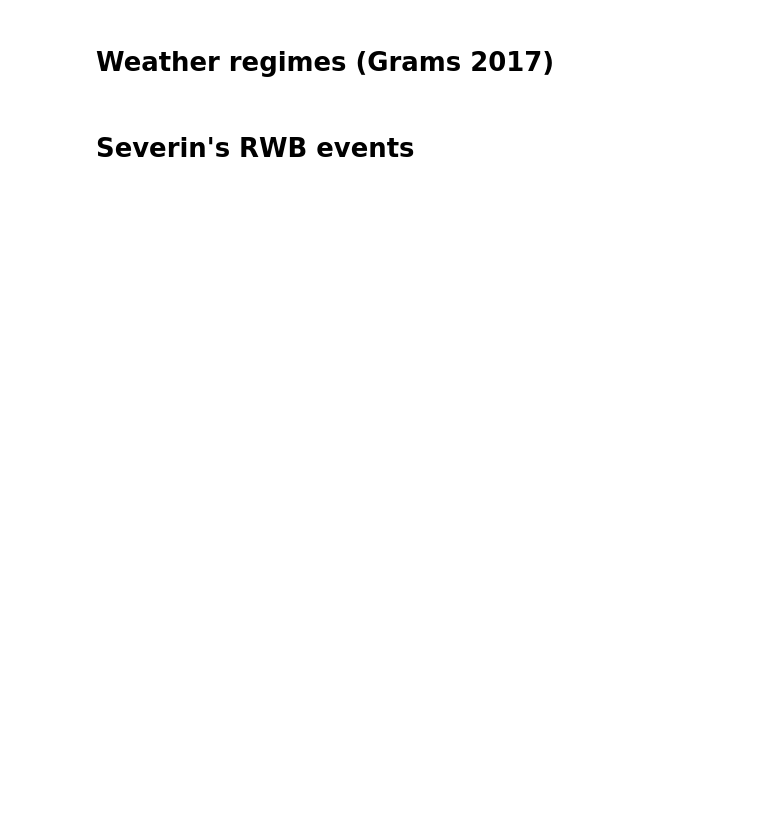
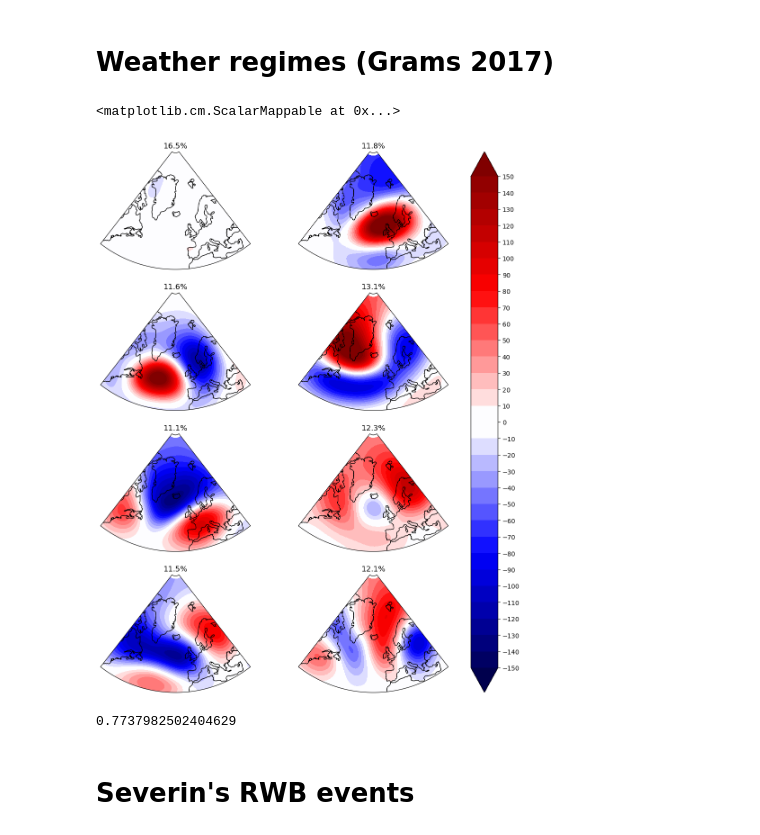
Before and after one commit to hbanderier/persistent-extremes-era5, a Jupyter notebook: tests.ipynb, the cells around one changed output. Cells and saved outputs as stored; diff of their text form; code cells hidden in the pictures; blank space fills up the shorter version.

```diff
--- a/tests.ipynb
+++ b/tests.ipynb
@@ -16,6 +16,10 @@ exp_z = ClusteringExperiment(
     {'detrended': False, 'time': ('fft', 10)}, inner_norm=1
 )
 # %%
-centers, _ = exp_z.cluster(7, 7)
+# centers, _ = exp_z.cluster(7, 7)
 clu = Clusterplot(4, 2, lambert_projection=True, region=(-80, 40, 30, 89.5))
-clu.add_contourf(centers)
+titles = [f'${ratio * 100:.1f}\%$' for ratio in centers.ratios.values]
+clu.add_contourf(centers, titles=titles, nlevels=16)
+# %% [output]
+<matplotlib.cm.ScalarMappable at 0x...>
+[figure, added]
@@ -22,3 +28,7 @@ clu.add_contourf(centers)
+# %%
+np.sum(pcas.explained_variance_ratio_)
+# %% [output]
+0.7737982502404629
 # %% [markdown]
 # Severin's RWB events
 # %%
```
Also changed, not shown: parts of 2 cells of this notebook, 3 other files.
